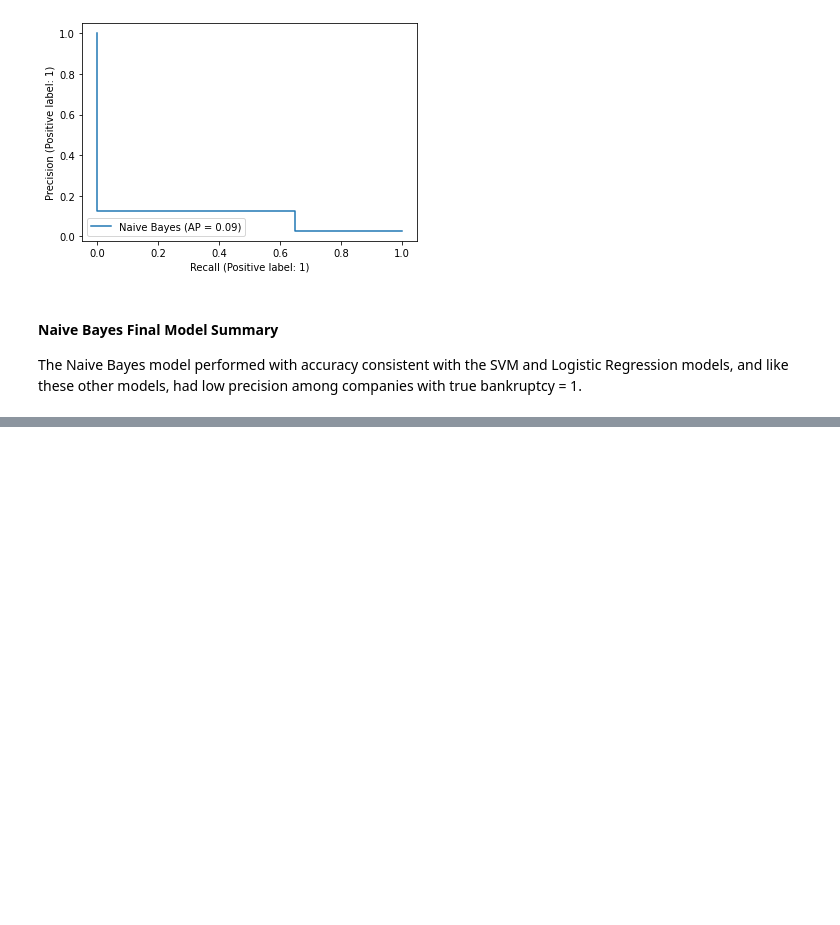
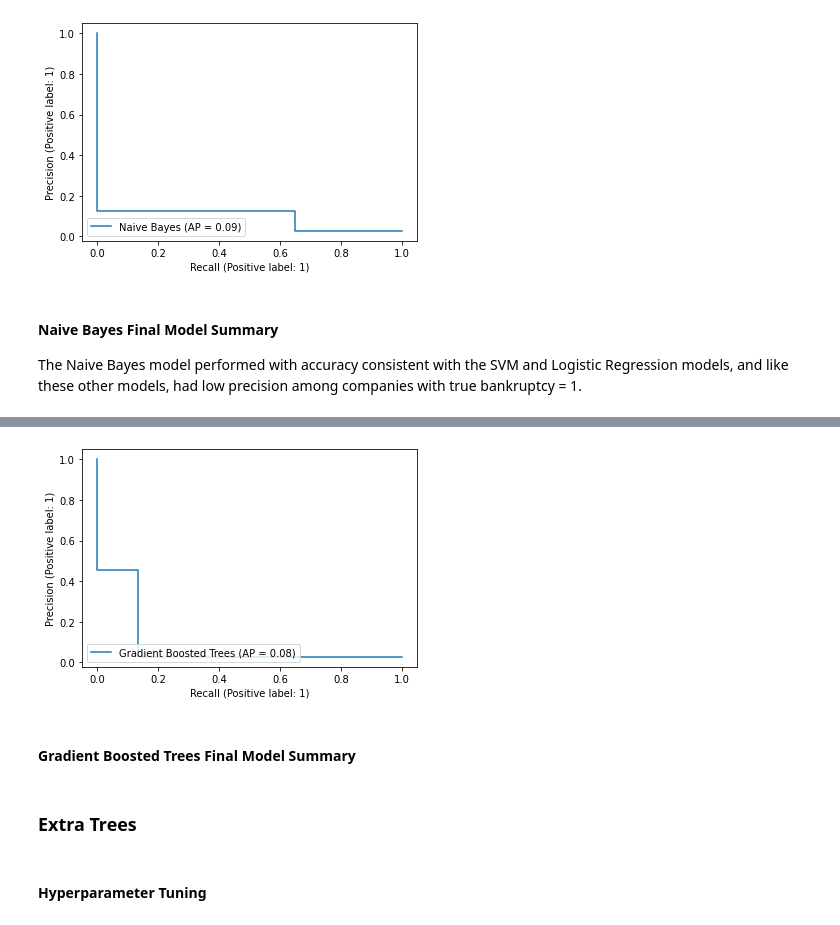
Before and after one commit to lkhart/company_bankruptcy_prediction, a Jupyter notebook: bankruptcy_eda_and_modeling.ipynb, the cells around one changed output, grey strips where cells are left out. Saved outputs shown, nothing was run; the diff lists cells and outputs as text; code cells hidden in the pictures; blank space fills up the shorter version.

```diff
--- a/bankruptcy_eda_and_modeling.ipynb
+++ b/bankruptcy_eda_and_modeling.ipynb
@@ -501,0 +763,11 @@ All three of these models performed poorly on this dataset. Given the proportion
+# %%
+# generate precision-recall graph
+prdisplay = PrecisionRecallDisplay.from_predictions(y_test, gb_pred, name='Gradient Boosted Trees')
+# %% [output]
+[figure, added]
+# %% [markdown]
+#### Gradient Boosted Trees Final Model Summary
+# %% [markdown]
+### Extra Trees
+# %% [markdown]
+#### Hyperparameter Tuning
```
Also changed, not shown: parts of 58 cells of this notebook.
